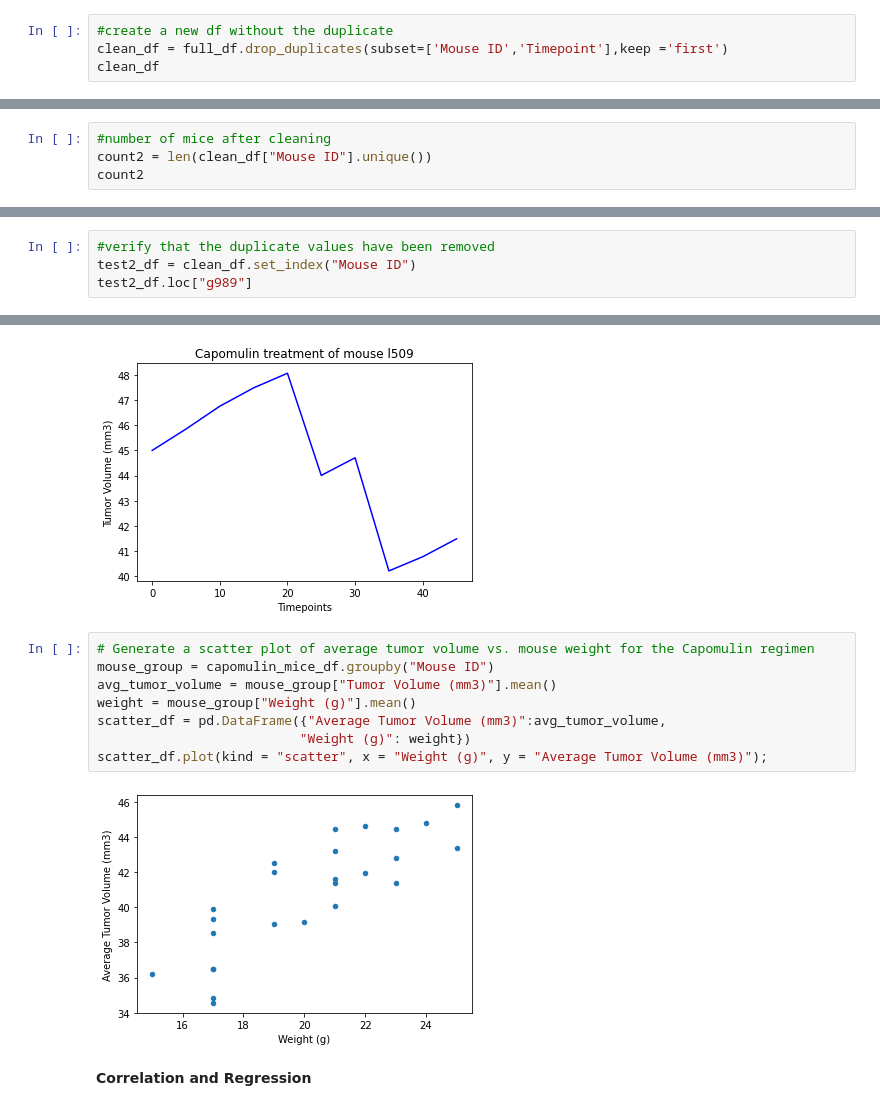
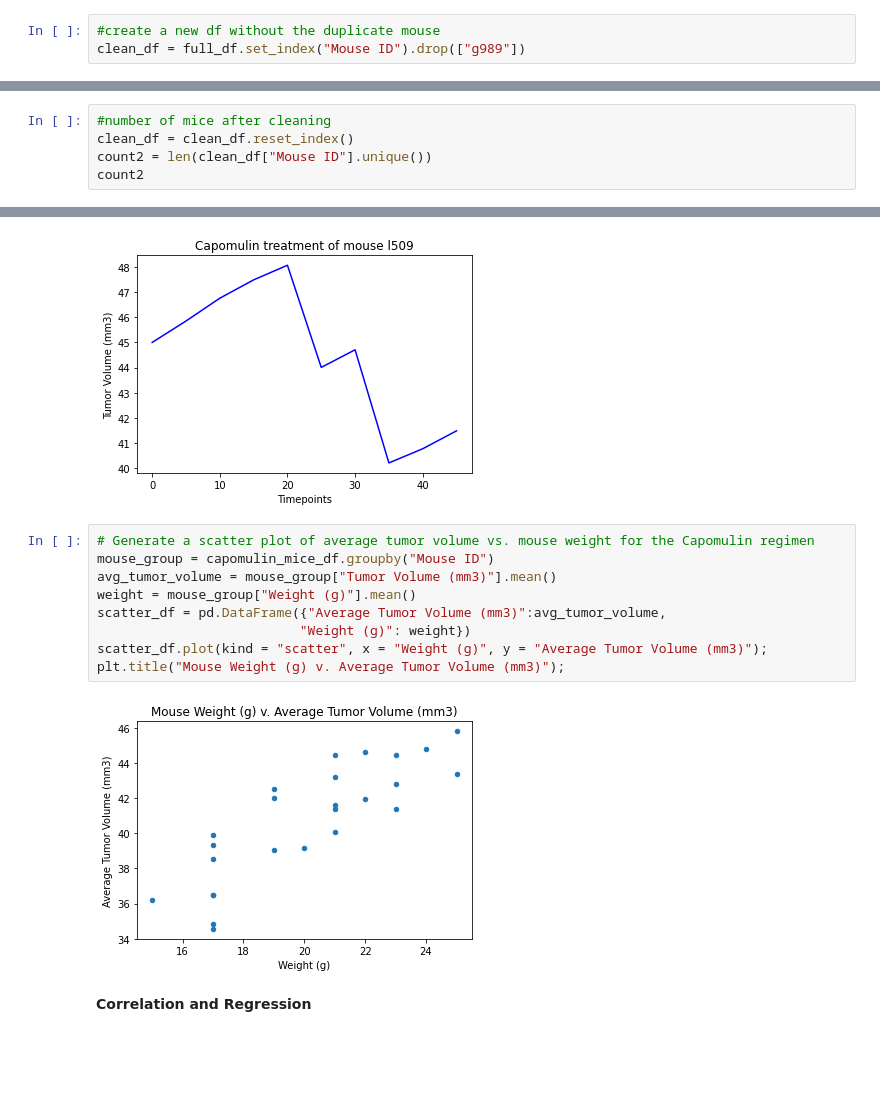
Before and after one commit to sieiden/matplotlib_challenge, a Jupyter notebook: Untitled.ipynb, the cells around one changed output, grey strips where cells are left out. Drawn from its saved outputs; the diff is of its cells as text; blank space fills up the shorter version.

Commit message:
fixed removal of duplicates

```diff
--- a/Untitled.ipynb
+++ b/Untitled.ipynb
@@ -84,6 +84,5 @@ test_df.loc["g989"]
 | g989 | Propriva | Female | 21 | 26 | 30 | 59.082294 | 1 |
 | g989 | Propriva | Female | 21 | 26 | 35 | 62.570880 | 2 |
 # %%
-#create a new df without the duplicate
-clean_df = full_df.drop_duplicates(subset=['Mouse ID','Timepoint'],keep ='first')
-clean_df
+#create a new df without the duplicate mouse
+clean_df = full_df.set_index("Mouse ID").drop(["g989"])
@@ -104,5 +89,6 @@ clean_df
 # %%
 #number of mice after cleaning
+clean_df = clean_df.reset_index()
 count2 = len(clean_df["Mouse ID"].unique())
 count2
 # %% [output]
@@ -110,4 +95,0 @@ count2
-# %%
-#verify that the duplicate values have been removed
-test2_df = clean_df.set_index("Mouse ID")
-test2_df.loc["g989"]
@@ -379,13 +350,14 @@ plt.ylabel("Tumor Volume (mm3)");
 # %%
 # Generate a scatter plot of average tumor volume vs. mouse weight for the Capomulin regimen
 mouse_group = capomulin_mice_df.groupby("Mouse ID")
 avg_tumor_volume = mouse_group["Tumor Volume (mm3)"].mean()
 weight = mouse_group["Weight (g)"].mean()
 scatter_df = pd.DataFrame({"Average Tumor Volume (mm3)":avg_tumor_volume,
                           "Weight (g)": weight})
 scatter_df.plot(kind = "scatter", x = "Weight (g)", y = "Average Tumor Volume (mm3)");
+plt.title("Mouse Weight (g) v. Average Tumor Volume (mm3)");
 # %% [output]
-[figure, old version]
+[figure, new version]
 # %% [markdown]
 <b> Correlation and Regression <b>
 # %%
```
Also changed, not shown: parts of 8 cells of this notebook.
